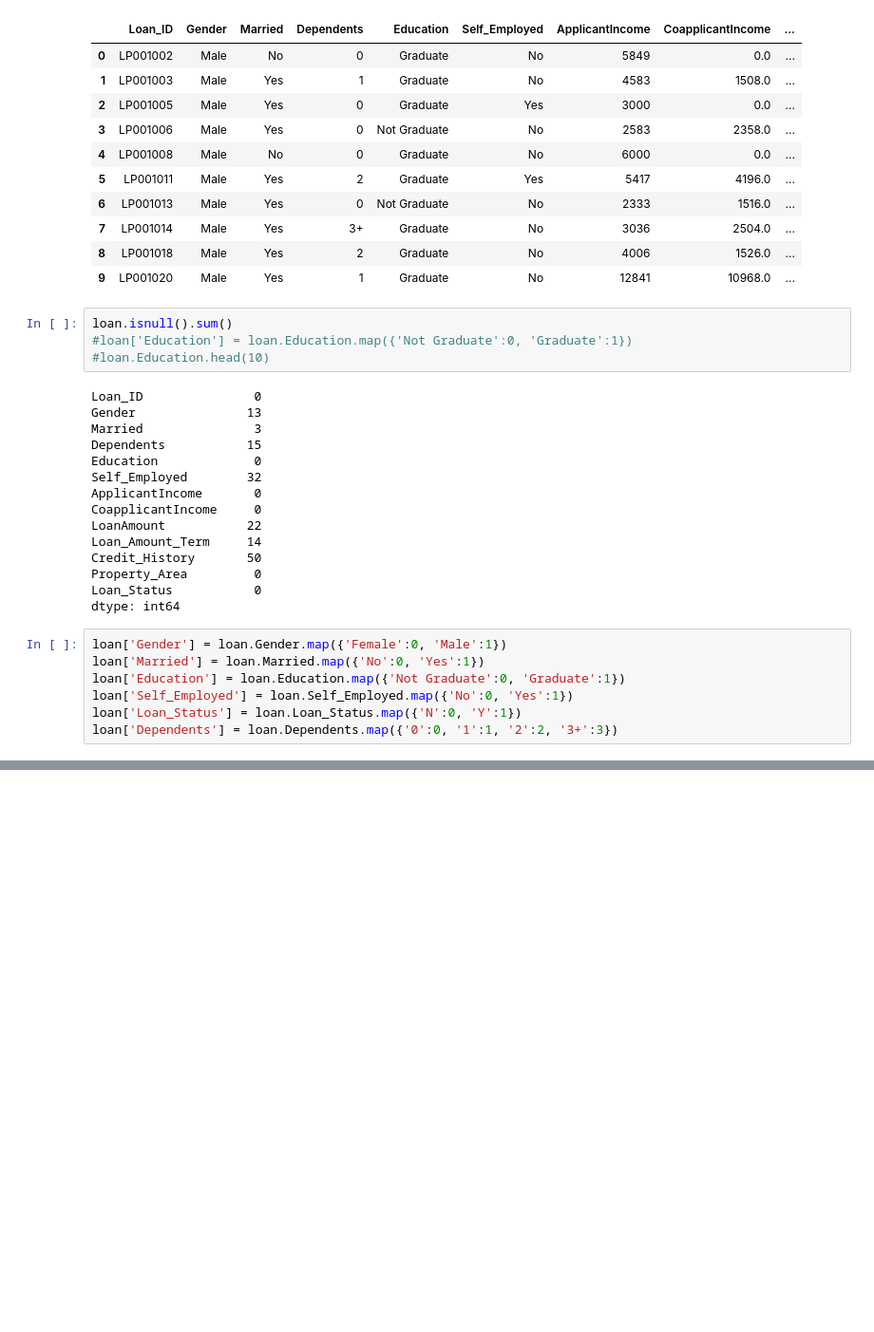
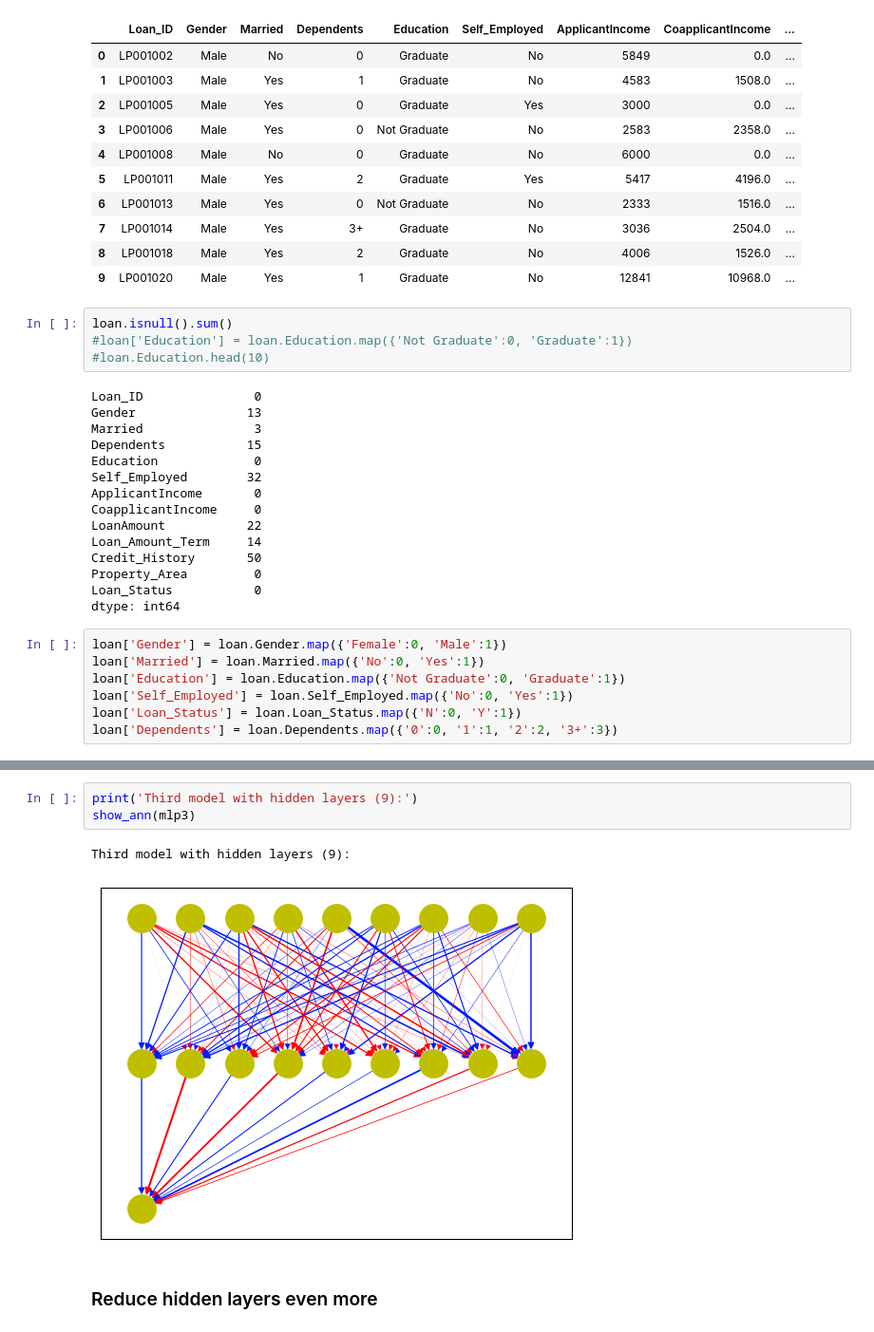
Before and after one commit to GavinMurdock/cs5830_project8, a Jupyter notebook: Project_8.ipynb, the cells around one changed output, grey strips where cells are left out. Shown at 95% size. Cells and saved outputs as stored; diff of their text form; blank space fills up the shorter version.

```diff
--- a/Project_8.ipynb
+++ b/Project_8.ipynb
@@ -160,0 +290,8 @@ r = export_text(treeclf2, feature_names=feature_cols)
+# %%
+print('Third model with hidden layers (9):')
+show_ann(mlp3)
+# %% [output]
+Third model with hidden layers (9):
+[figure, added]
+# %% [markdown]
+### Reduce hidden layers even more
```
Also changed, not shown: parts of 20 cells of this notebook, 1 other file.
